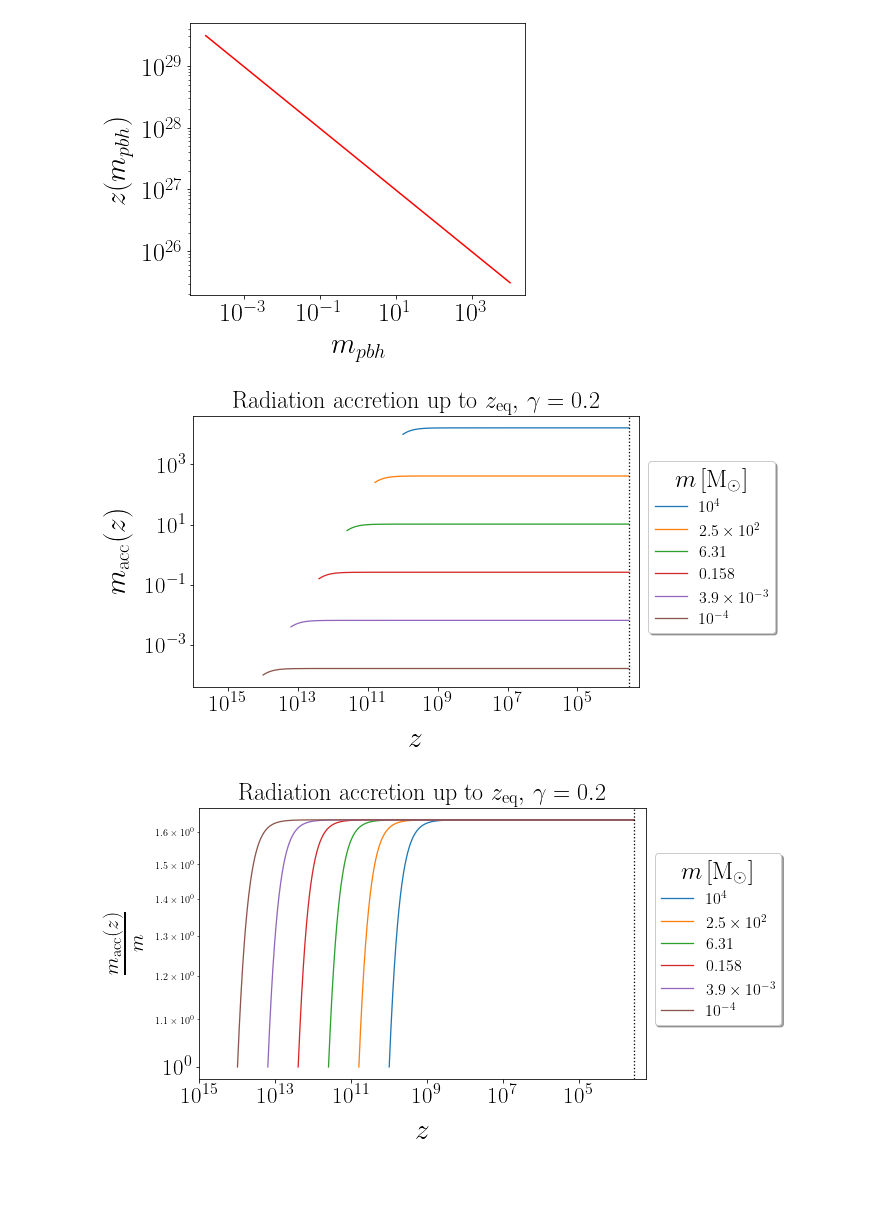
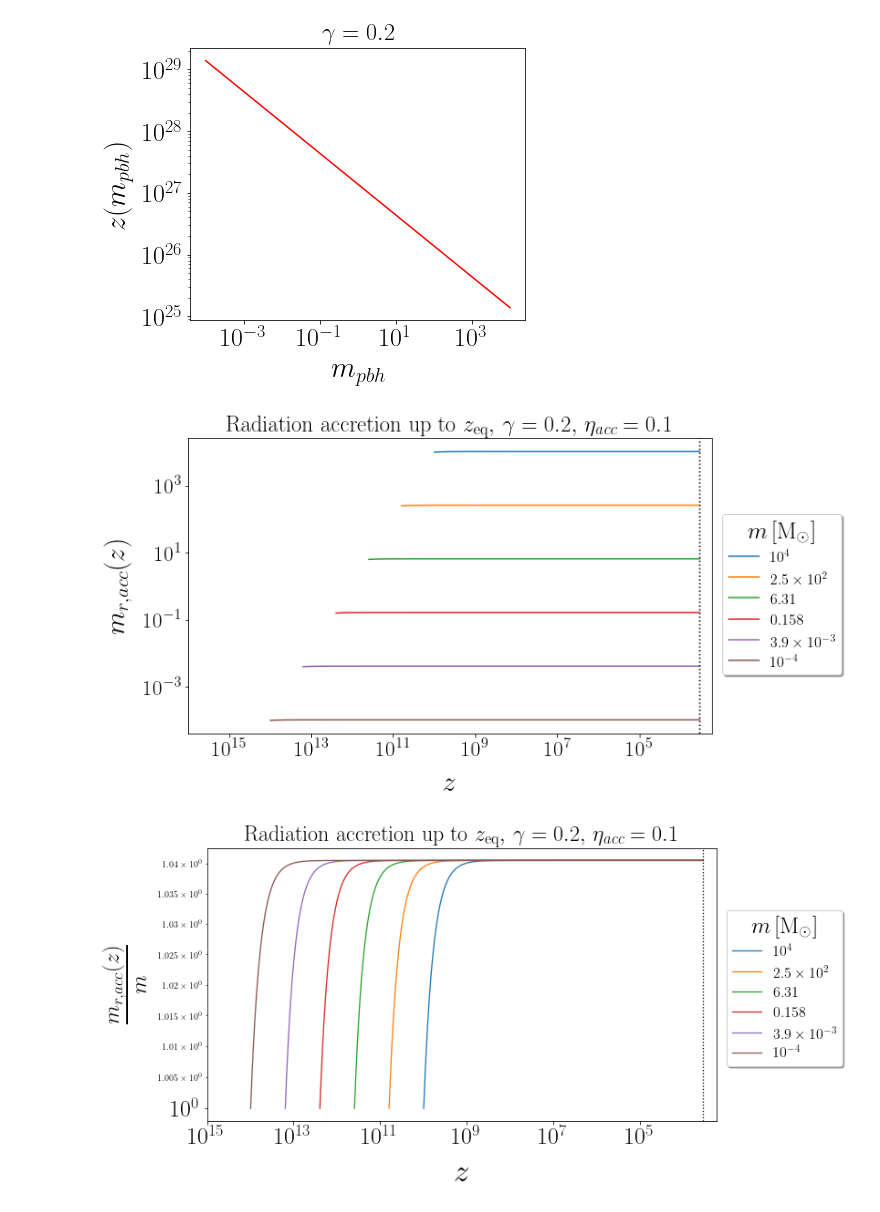
Before and after one commit to pratibhajangra591/project-2, a Jupyter notebook: accretion.ipynb, the cells around one changed output. Saved outputs shown, nothing was run; the diff lists cells and outputs as text; code cells hidden in the pictures; blank space fills up the shorter version.

```diff
--- a/accretion.ipynb
+++ b/accretion.ipynb
@@ -9,42 +9,47 @@ import scipy.integrate as spi
 from scipy import integrate
 from accretion import*
 import math
 plt.rcParams.update({
   "text.usetex": True,
   "font.family": "serif"
 })
 
 bin_centres = np.geomspace(1e4, 1e-4, 6)
 bin_edges = np.sqrt(bin_centres[:-1]*bin_centres[1:])
 ratio = bin_edges[1]/bin_edges[0]
 bin_edges = np.append(bin_edges[0]/ratio, bin_edges)
 bin_edges = np.append(bin_edges, bin_edges[-1]*ratio)
 deltas = np.diff(bin_edges)
 Δ_1_list = deltas.tolist()
 Δ_2_list = deltas.tolist()
 m_1 = np.geomspace(1e4, 1e-4, 6)
 m_2 = np.geomspace(1e4, 1e-4, 6)
 m_1_list = m_1.tolist()
 m_2_list = m_2.tolist()
 
 
 
 plt.figure(figsize = (6, 5))
-plt.loglog(m_1 , z_pbh(m_1, γ=1), 'r')
+plt.loglog(m_1 , z_pbh(m_1, γ = 0.2), 'r')
 plt.xlabel('$m_{pbh}$', fontsize = 29, labelpad = 10)
 plt.ylabel('$z(m_{pbh})$', fontsize = 29, labelpad = 10)
 plt.xticks(fontsize = 26)
 plt.yticks(fontsize = 26)
+plt.title('$\gamma = 0.2$', fontsize = 24, pad = 8)
 plt.show()
 # %% [output]
-[figure, old version]
+[figure, new version]
 # %%
 #Accretion of radiation around the PBH in radiation domination
 # as per ρ = ρ_r0 (1 + z)⁴ up to z_eq.
 # v<< c_s
+# Using dt/dz as per t = np.sqrt(3/(4 * np.pi * G * ρ_eq)) * ((2/3) * (s-2) * np.sqrt(s+1) + (4/3))
+# with s = a/a_eq
 
 
-def m_racc(m, z):
+
+def m_racc(γ, m, z):
+    z_i = z_pbh(m,  γ)
     c_s  = c/np.sqrt(3)
     α  = ((4 * π * (G**2))/(c_s**3)) * ((3/(8 * π * G * ρ_c0))**(1/2))
     def integral(z):
@@ -52,21 +57,22 @@ def m_racc(m, z):
         a = Ω_r0
         b = Ω_m0
         first_term = np.sqrt(a) * (y**3) * (2 * a**2 * y**2 - a * b * y - 3 * b**2)
-        second_term = 3 * (a**(5/2)) * (y**(5/2)) * np.sqrt((a* y/b) + 1) * np.arcsinh(np.sqrt(a * y/b))
+        second_term = 3 * (b**(5/2)) * (y**(5/2)) * np.sqrt((a * y/b) + 1) * np.arcsinh(np.sqrt(a * y/b))
         third_term = 4 * (a**(5/2)) * np.sqrt((y**(5)) * (a * y + b))
         return (first_term + second_term)/ third_term
 
-    return 1/(α *  ρ_r0  * (integral(z) - integral(z_i))   + 1/m )
+    return 1/(α *  ρ_r0  * (integral(z) - integral(z_i)) *  η_acc   + 1/m )
 
 
-fig, ax = plt.subplots(1, figsize = (8, 5))
+fig, ax = plt.subplots(1, figsize = (10, 5.8))
 colors = ['C0', 'C1','C2','C3','C4', 'C5']
 
 for i, (m, color) in enumerate(zip(m_1_list, colors)):
     m*= M_solar
-    z_i = z_pbh(m,  γ = 0.2)
+    γ = 0.2
+    z_i = z_pbh(m,  γ)
     z = np.geomspace(z_i, z_eq, 100000)
-    ax.loglog(z, m_racc(m, z)/M_solar , color = color)
+    ax.loglog(z, m_racc(γ, m, z)/M_solar , color = color)
 
 
 plt.axvline(x = z_eq,  color = 'k',  linestyle = ':')
@@ -74,44 +80,45 @@ plt.rc('lines', linewidth = 1.3)
 plt.xticks(fontsize = 23)
 plt.yticks(fontsize = 23)
 plt.xlabel('$z$',fontsize = 29.5, labelpad = 12)
-plt.ylabel(r'$m_\mathrm{acc}(z) $',fontsize = 29.5, labelpad = 12)
+plt.ylabel(r'$m_{r, acc}(z) $',fontsize = 29.5, labelpad = 12)
 plt.legend(['$10^{4}$', r'$2.5\times 10^{2}$',
             '$6.31$', '$0.158$', r'$3.9\times 10^{-3}$', '$10^{-4}$'],
            prop = {'size':16}, loc = (1.02, 0.2), shadow = True,
            title = '$m\, [\mathrm{M_{\odot}}]$' ,
            title_fontsize = 25, facecolor = 'white', fontsize = 65)
 plt.xlim(1e16, 0.5*z_eq)
-plt.title('Radiation accretion up to $z_\mathrm{eq}, \, \gamma = 0.2$', fontsize = 24, pad = 8)
+plt.title('Radiation accretion up to $z_\mathrm{eq}, \, \gamma = 0.2,\, \eta_{acc} = 0.1$', fontsize = 24, pad = 8)
 #plt.savefig('racc.pdf', bbox_inches = 'tight')
 plt.show()
 # %% [output]
-[figure, old version]
+[figure, new version]
 # %%
-fig, ax = plt.subplots(1, figsize = (8, 5))
+fig, ax = plt.subplots(1, figsize = (10, 5.5))
 colors = ['C0', 'C1','C2','C3','C4', 'C5']
 
 for i, (m, color) in enumerate(zip(m_1_list, colors)):
     m*= M_solar
-    z_i = z_pbh(m,  γ = 0.2)
+    γ = 0.2
+    z_i = z_pbh(m,  γ)
     z = np.geomspace(z_i, z_eq, 100000)
-    ax.loglog(z, (m_racc(m, z))/m , color = color)
+    ax.loglog(z, m_racc(γ , m, z)/m , color = color)
 
 
 plt.axvline(x = z_eq,  color = 'k',  linestyle = ':')
 plt.rc('lines', linewidth = 1.3)
-plt.xticks(fontsize = 23)
-plt.yticks(fontsize = 23)
-plt.xlabel('$z$',fontsize = 29.5, labelpad = 12)
-plt.ylabel(r'$\frac{m_\mathrm{acc}(z)}{m} $',fontsize = 29.5, labelpad = 12)
+plt.xticks(fontsize = 26)
+plt.yticks(fontsize = 26)
+plt.xlabel('$z$',fontsize = 35, labelpad = 12)
+plt.ylabel(r'$\frac{m_{r, acc}(z)}{m} $',fontsize = 35, labelpad = 12)
 plt.legend(['$10^{4}$', r'$2.5\times 10^{2}$',
             '$6.31$', '$0.158$', r'$3.9\times 10^{-3}$', '$10^{-4}$'],
            prop = {'size':16}, loc = (1.02, 0.2), shadow = True,
            title = '$m\, [\mathrm{M_{\odot}}]$' ,
            title_fontsize = 25, facecolor = 'white', fontsize = 65)
 plt.xlim(1e15, 0.5 * z_eq)
-plt.title('Radiation accretion up to $z_\mathrm{eq}, \, \gamma = 0.2 $', fontsize = 24, pad = 8)
-plt.savefig('racc_fractional.pdf', bbox_inches = 'tight')
+plt.title('Radiation accretion up to $z_\mathrm{eq}, \, \gamma = 0.2,\, \eta_{acc} = 0.1 $', fontsize = 24, pad = 8)
+#plt.savefig('racc.pdf', bbox_inches = 'tight')
 plt.show()
 # %% [output]
-[figure, old version]
+[figure, new version]
 # %%
```
Also changed, not shown: parts of 12 cells of this notebook.
